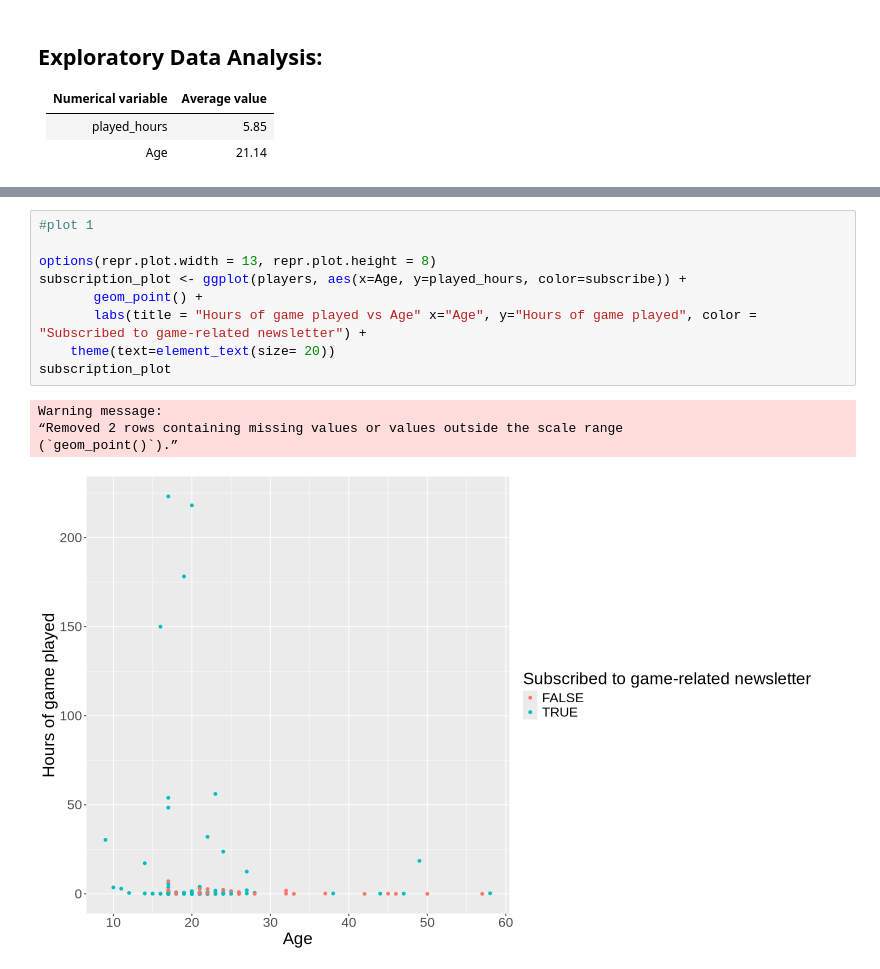
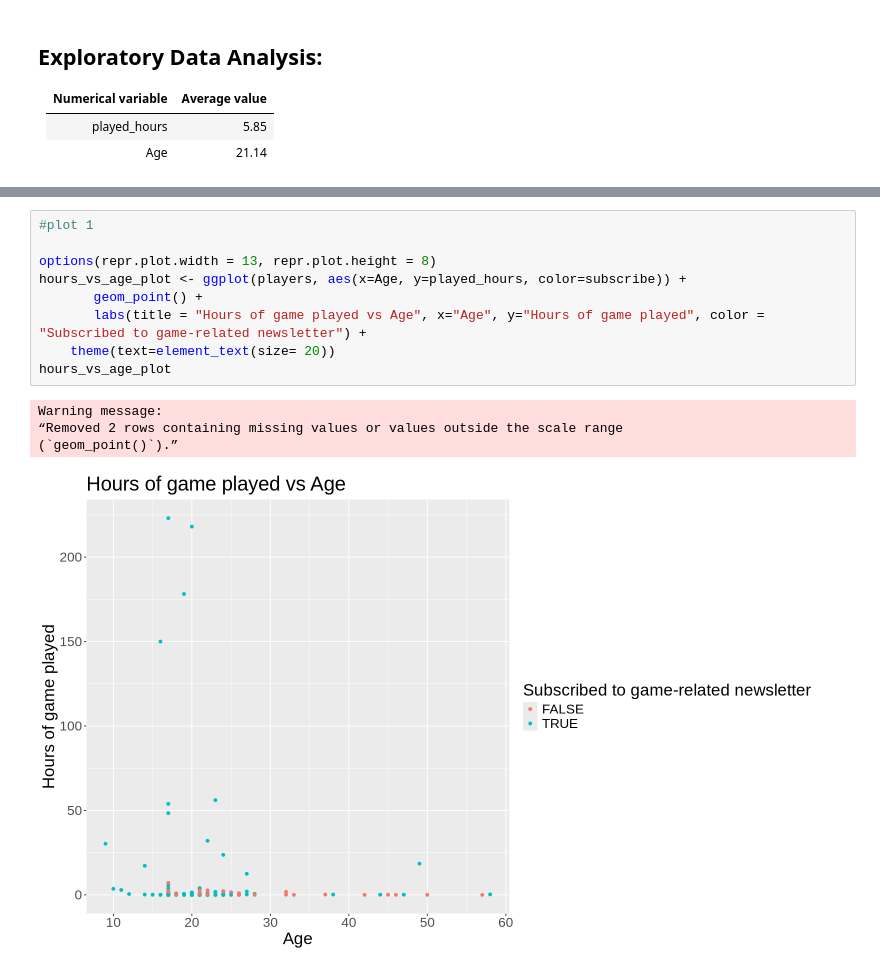
Before and after one commit to chantalfl18/project_template, a Jupyter notebook: Project/Project.ipynb, the cells around one changed output, grey strips where cells are left out. Saved outputs shown, nothing was run; the diff lists cells and outputs as text.

```diff
--- a/Project/Project.ipynb
+++ b/Project/Project.ipynb
@@ -93,15 +99,15 @@ avg_age <- players |>
 # %%
 #plot 1
 
 options(repr.plot.width = 13, repr.plot.height = 8)
-subscription_plot <- ggplot(players, aes(x=Age, y=played_hours, color=subscribe)) +
+hours_vs_age_plot <- ggplot(players, aes(x=Age, y=played_hours, color=subscribe)) +
        geom_point() +
-       labs(title = "Hours of game played vs Age" x="Age", y="Hours of game played", color = "Subscribed to game-related newsletter") +
+       labs(title = "Hours of game played vs Age", x="Age", y="Hours of game played", color = "Subscribed to game-related newsletter") +
     theme(text=element_text(size= 20))
-subscription_plot
+hours_vs_age_plot
 # %% [output]
 Warning message:
 “Removed 2 rows containing missing values or values outside the scale range
 (`geom_point()`).”
-[figure, old version]
+[figure, new version]
 # %%
```
Also changed, not shown: parts of 6 cells of this notebook.
